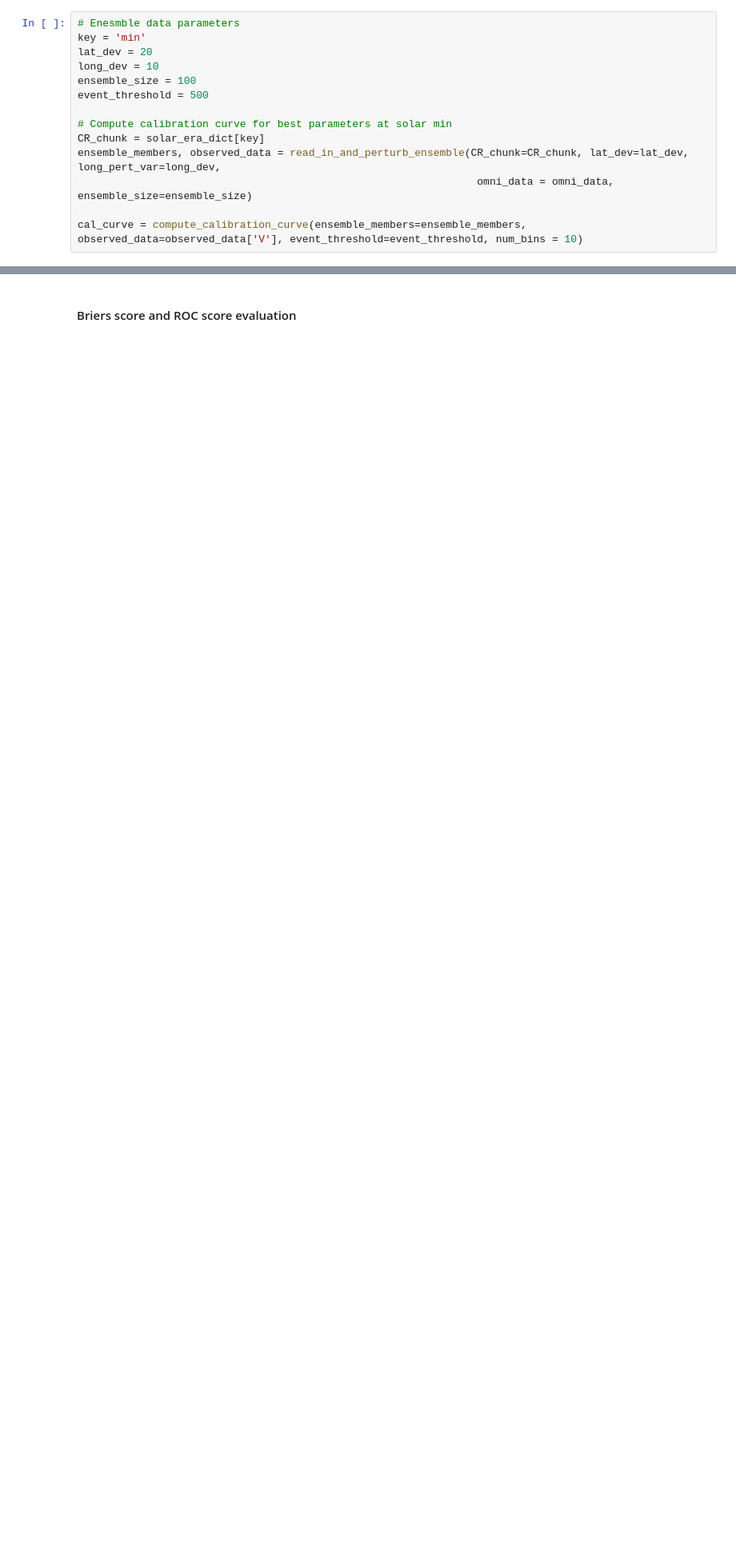
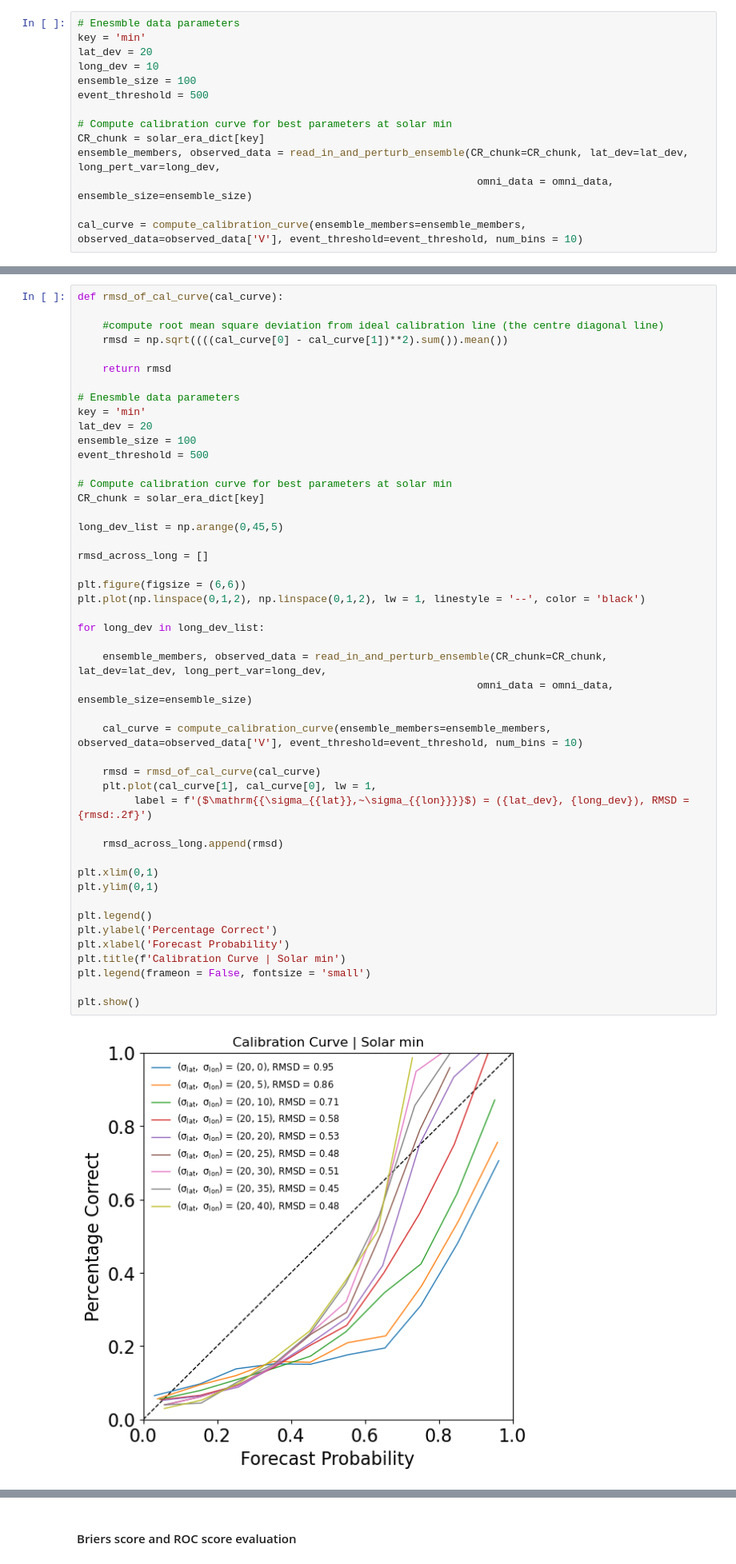
Before and after one commit to NathanielInatimi/Ensemble_Calibration, a Jupyter notebook: code/Ensemble_Calibration.ipynb, the cells around one changed output, grey strips where cells are left out. Shown at 80% size. Cells and saved outputs as stored; diff of their text form; blank space fills up the shorter version.

```diff
--- a/code/Ensemble_Calibration.ipynb
+++ b/code/Ensemble_Calibration.ipynb
@@ -515,0 +582,49 @@ cal_curve = compute_calibration_curve(ensemble_members=ensemble_members, observe
+# %%
+def rmsd_of_cal_curve(cal_curve):
+
+    #compute root mean square deviation from ideal calibration line (the centre diagonal line)
+    rmsd = np.sqrt((((cal_curve[0] - cal_curve[1])**2).sum()).mean())
+
+    return rmsd
+
+# Enesmble data parameters
+key = 'min'
+lat_dev = 20
+ensemble_size = 100
+event_threshold = 500
+
+# Compute calibration curve for best parameters at solar min
+CR_chunk = solar_era_dict[key]
+
+long_dev_list = np.arange(0,45,5)
+
+rmsd_across_long = []
+
+plt.figure(figsize = (6,6))
+plt.plot(np.linspace(0,1,2), np.linspace(0,1,2), lw = 1, linestyle = '--', color = 'black')
+
+for long_dev in long_dev_list:
+
+    ensemble_members, observed_data = read_in_and_perturb_ensemble(CR_chunk=CR_chunk, lat_dev=lat_dev, long_pert_var=long_dev,
+                                                                omni_data = omni_data, ensemble_size=ensemble_size)
+
+    cal_curve = compute_calibration_curve(ensemble_members=ensemble_members, observed_data=observed_data['V'], event_threshold=event_threshold, num_bins = 10)
+
+    rmsd = rmsd_of_cal_curve(cal_curve)
+    plt.plot(cal_curve[1], cal_curve[0], lw = 1,
+         label = f'($\mathrm{{\sigma_{{lat}},~\sigma_{{lon}}}}$) = ({lat_dev}, {long_dev}), RMSD = {rmsd:.2f}')
+
+    rmsd_across_long.append(rmsd)
+
+plt.xlim(0,1)
+plt.ylim(0,1)
+
+plt.legend()
+plt.ylabel('Percentage Correct')
+plt.xlabel('Forecast Probability')
+plt.title(f'Calibration Curve | Solar min')
+plt.legend(frameon = False, fontsize = 'small')
+
+plt.show()
+# %% [output]
+[figure, added]
```
Also changed, not shown: parts of 27 cells of this notebook.
